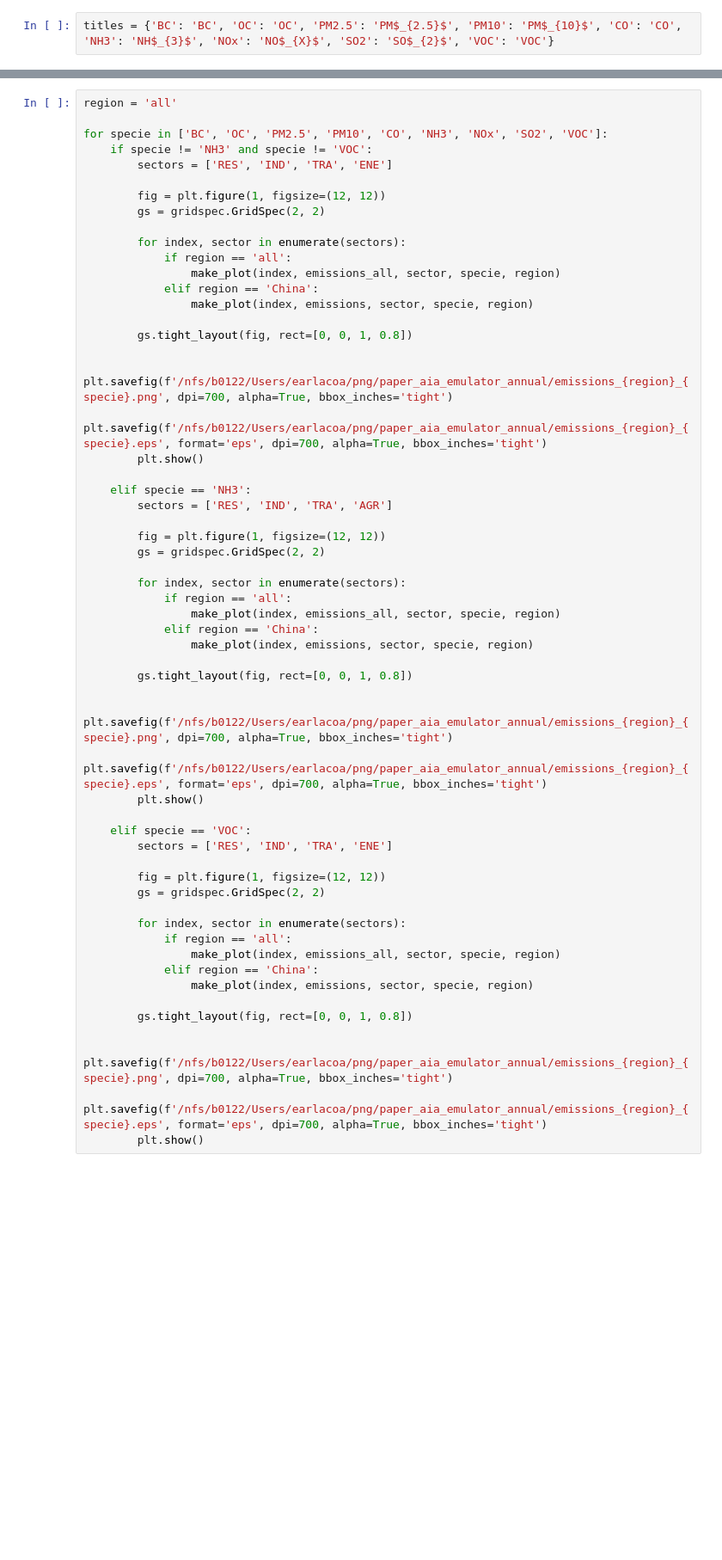
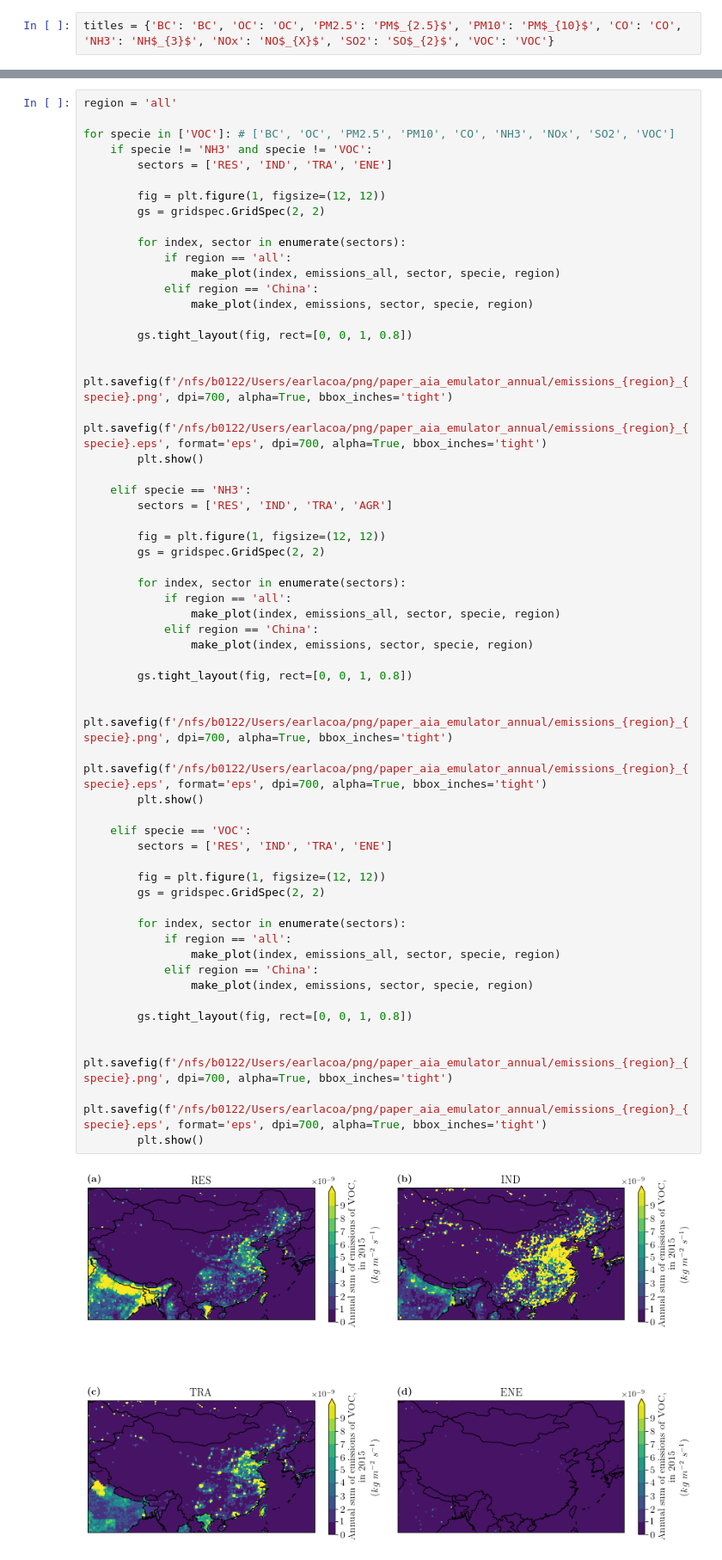
Before and after one commit to lukeconibear/emulator_annual, a Jupyter notebook: emissions_plot.ipynb, the cells around one changed output, grey strips where cells are left out. Shown: that part at 86% size. Saved outputs shown, nothing was run; the diff lists cells and outputs as text; blank space fills up the shorter version.

```diff
--- a/emissions_plot.ipynb
+++ b/emissions_plot.ipynb
@@ -179,7 +182,7 @@ plt.show()
 # %%
 region = 'all'
 
-for specie in ['BC', 'OC', 'PM2.5', 'PM10', 'CO', 'NH3', 'NOx', 'SO2', 'VOC']:
+for specie in ['VOC']: # ['BC', 'OC', 'PM2.5', 'PM10', 'CO', 'NH3', 'NOx', 'SO2', 'VOC']
     if specie != 'NH3' and specie != 'VOC':
         sectors = ['RES', 'IND', 'TRA', 'ENE']
 
@@ -206,30 +209,32 @@ for specie in ['BC', 'OC', 'PM2.5', 'PM10', 'CO', 'NH3', 'NOx', 'SO2', 'VOC']:
 
         for index, sector in enumerate(sectors):
             if region == 'all':
                 make_plot(index, emissions_all, sector, specie, region)
             elif region == 'China':
                 make_plot(index, emissions, sector, specie, region)
 
         gs.tight_layout(fig, rect=[0, 0, 1, 0.8])
 
         plt.savefig(f'/nfs/b0122/Users/earlacoa/png/paper_aia_emulator_annual/emissions_{region}_{specie}.png', dpi=700, alpha=True, bbox_inches='tight')
         plt.savefig(f'/nfs/b0122/Users/earlacoa/png/paper_aia_emulator_annual/emissions_{region}_{specie}.eps', format='eps', dpi=700, alpha=True, bbox_inches='tight')
         plt.show()
 
     elif specie == 'VOC':
         sectors = ['RES', 'IND', 'TRA', 'ENE']
 
         fig = plt.figure(1, figsize=(12, 12))
         gs = gridspec.GridSpec(2, 2)
 
         for index, sector in enumerate(sectors):
             if region == 'all':
                 make_plot(index, emissions_all, sector, specie, region)
             elif region == 'China':
                 make_plot(index, emissions, sector, specie, region)
 
         gs.tight_layout(fig, rect=[0, 0, 1, 0.8])
 
         plt.savefig(f'/nfs/b0122/Users/earlacoa/png/paper_aia_emulator_annual/emissions_{region}_{specie}.png', dpi=700, alpha=True, bbox_inches='tight')
         plt.savefig(f'/nfs/b0122/Users/earlacoa/png/paper_aia_emulator_annual/emissions_{region}_{specie}.eps', format='eps', dpi=700, alpha=True, bbox_inches='tight')
         plt.show()
+# %% [output]
+[figure, added]
```
Also changed, not shown: parts of 2 cells of this notebook, 5 other files.
